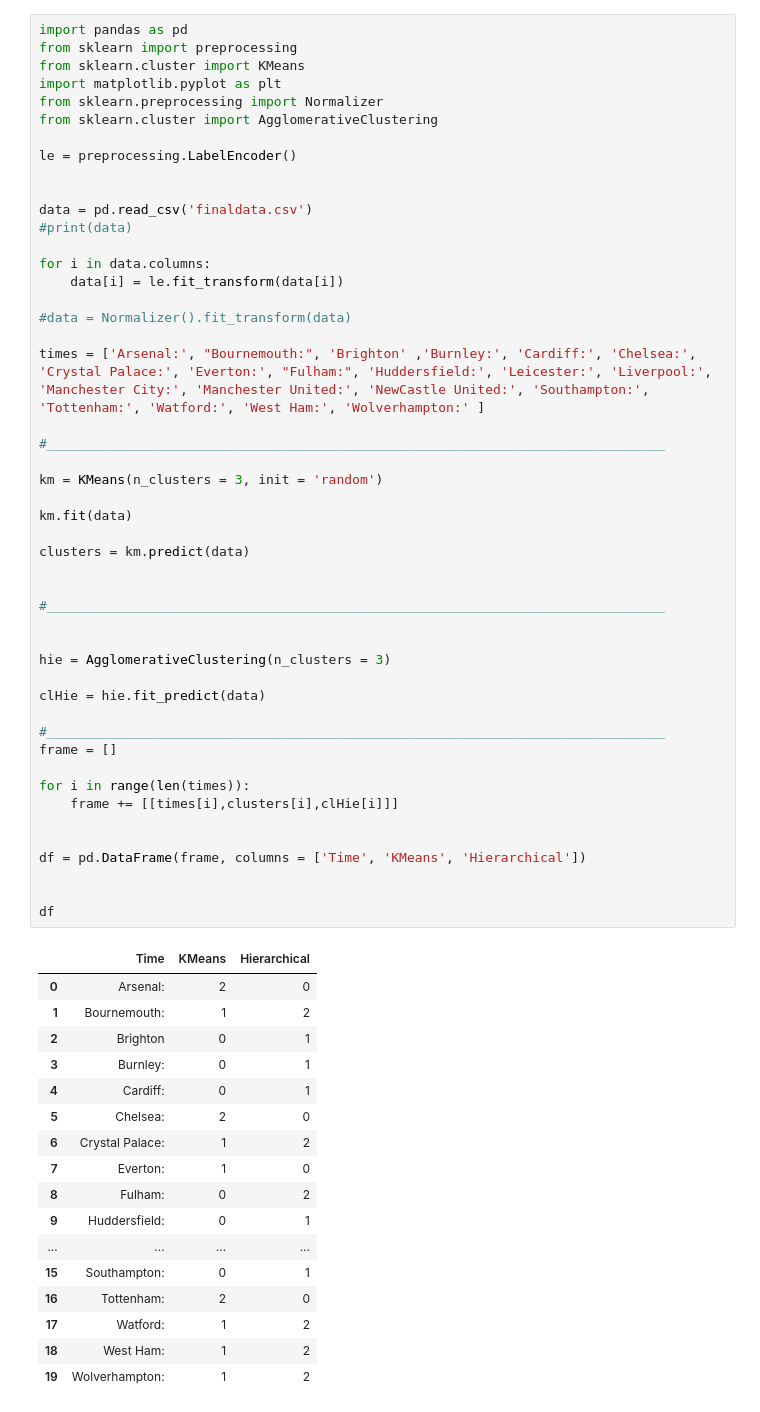
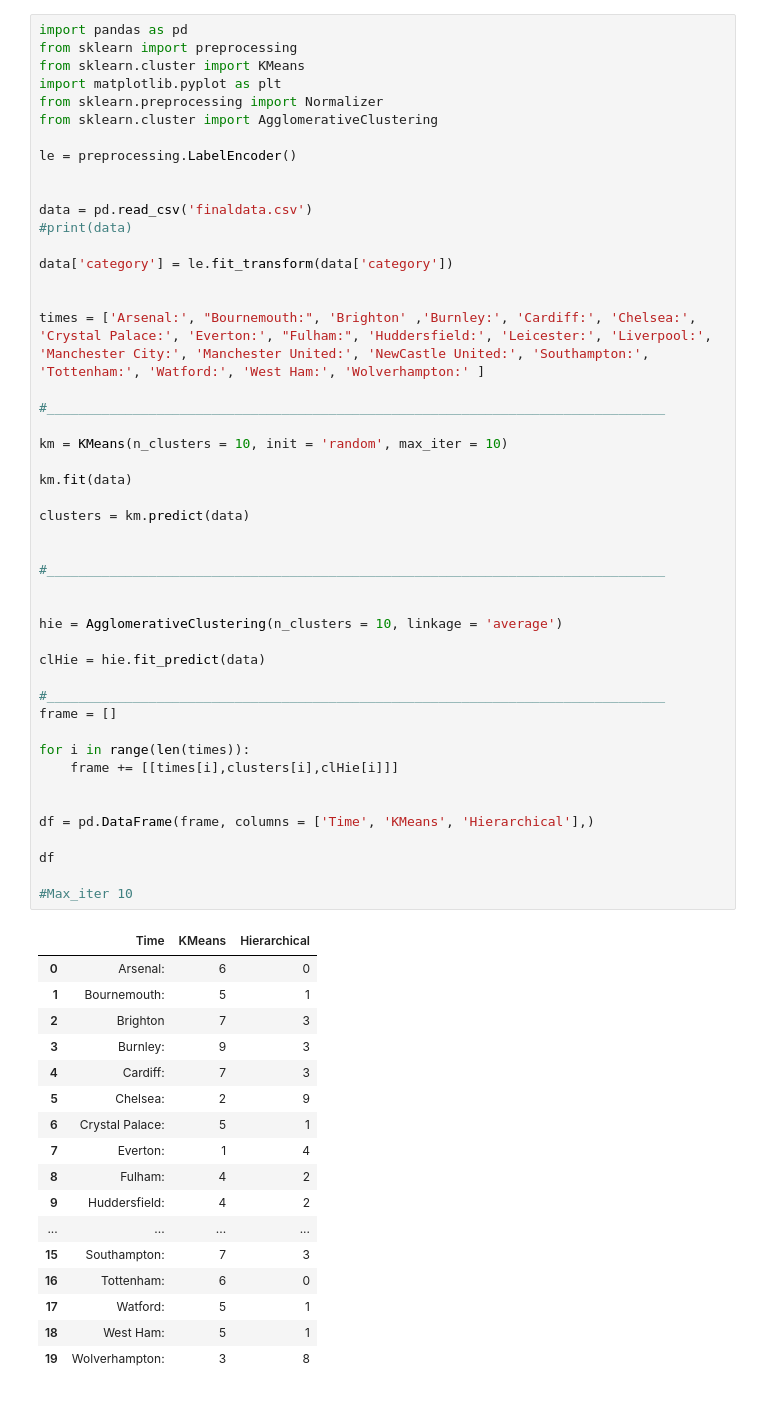
Before and after one commit to italoalvees/IA, a Jupyter notebook: Clusterização/ClusterJupyter.ipynb, the cells around one changed output. Drawn from its saved outputs; the diff is of its cells as text.

```diff
--- a/Clusterização/ClusterJupyter.ipynb
+++ b/Clusterização/ClusterJupyter.ipynb
@@ -12,56 +12,55 @@ le = preprocessing.LabelEncoder()
 data = pd.read_csv('finaldata.csv')
 #print(data)
 
-for i in data.columns:
-	data[i] = le.fit_transform(data[i])
+data['category'] = le.fit_transform(data['category'])
 
-#data = Normalizer().fit_transform(data)
 
 times = ['Arsenal:', "Bournemouth:", 'Brighton' ,'Burnley:', 'Cardiff:', 'Chelsea:', 'Crystal Palace:', 'Everton:', "Fulham:", 'Huddersfield:', 'Leicester:', 'Liverpool:', 'Manchester City:', 'Manchester United:', 'NewCastle United:', 'Southampton:', 'Tottenham:', 'Watford:', 'West Ham:', 'Wolverhampton:' ]
 
 #_______________________________________________________________________________
 
-km = KMeans(n_clusters = 3, init = 'random')
+km = KMeans(n_clusters = 10, init = 'random', max_iter = 10)
 
 km.fit(data)
 
 clusters = km.predict(data)
 
 
 #_______________________________________________________________________________
 
 
-hie = AgglomerativeClustering(n_clusters = 3)
+hie = AgglomerativeClustering(n_clusters = 10, linkage = 'average')
 
 clHie = hie.fit_predict(data)
 
 #_______________________________________________________________________________
 frame = []
 
 for i in range(len(times)):
 	frame += [[times[i],clusters[i],clHie[i]]]
 
 
-df = pd.DataFrame(frame, columns = ['Time', 'KMeans', 'Hierarchical'])
-
+df = pd.DataFrame(frame, columns = ['Time', 'KMeans', 'Hierarchical'],)
 
 df
+
+#Max_iter 10
 # %% [output]
 |  | Time | KMeans | Hierarchical |
-| 0 | Arsenal: | 2 | 0 |
-| 1 | Bournemouth: | 1 | 2 |
-| 2 | Brighton | 0 | 1 |
-| 3 | Burnley: | 0 | 1 |
-| 4 | Cardiff: | 0 | 1 |
-| 5 | Chelsea: | 2 | 0 |
-| 6 | Crystal Palace: | 1 | 2 |
-| 7 | Everton: | 1 | 0 |
-| 8 | Fulham: | 0 | 2 |
-| 9 | Huddersfield: | 0 | 1 |
+| 0 | Arsenal: | 6 | 0 |
+| 1 | Bournemouth: | 5 | 1 |
+| 2 | Brighton | 7 | 3 |
+| 3 | Burnley: | 9 | 3 |
+| 4 | Cardiff: | 7 | 3 |
+| 5 | Chelsea: | 2 | 9 |
+| 6 | Crystal Palace: | 5 | 1 |
+| 7 | Everton: | 1 | 4 |
+| 8 | Fulham: | 4 | 2 |
+| 9 | Huddersfield: | 4 | 2 |
 | ... | ... | ... | ... |
-| 15 | Southampton: | 0 | 1 |
-| 16 | Tottenham: | 2 | 0 |
-| 17 | Watford: | 1 | 2 |
-| 18 | West Ham: | 1 | 2 |
-| 19 | Wolverhampton: | 1 | 2 |
+| 15 | Southampton: | 7 | 3 |
+| 16 | Tottenham: | 6 | 0 |
+| 17 | Watford: | 5 | 1 |
+| 18 | West Ham: | 5 | 1 |
+| 19 | Wolverhampton: | 3 | 8 |
 # %%
```
Also changed, not shown: parts of 2 cells of this notebook, 28 other files.
